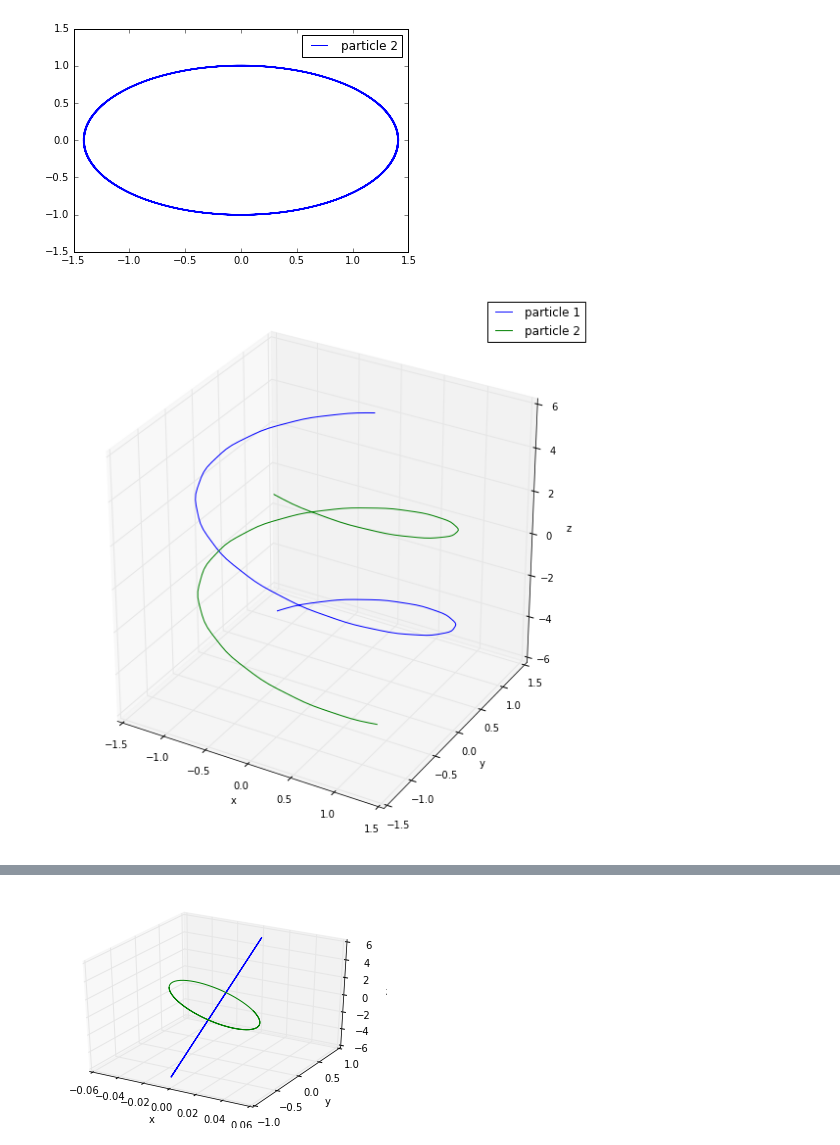
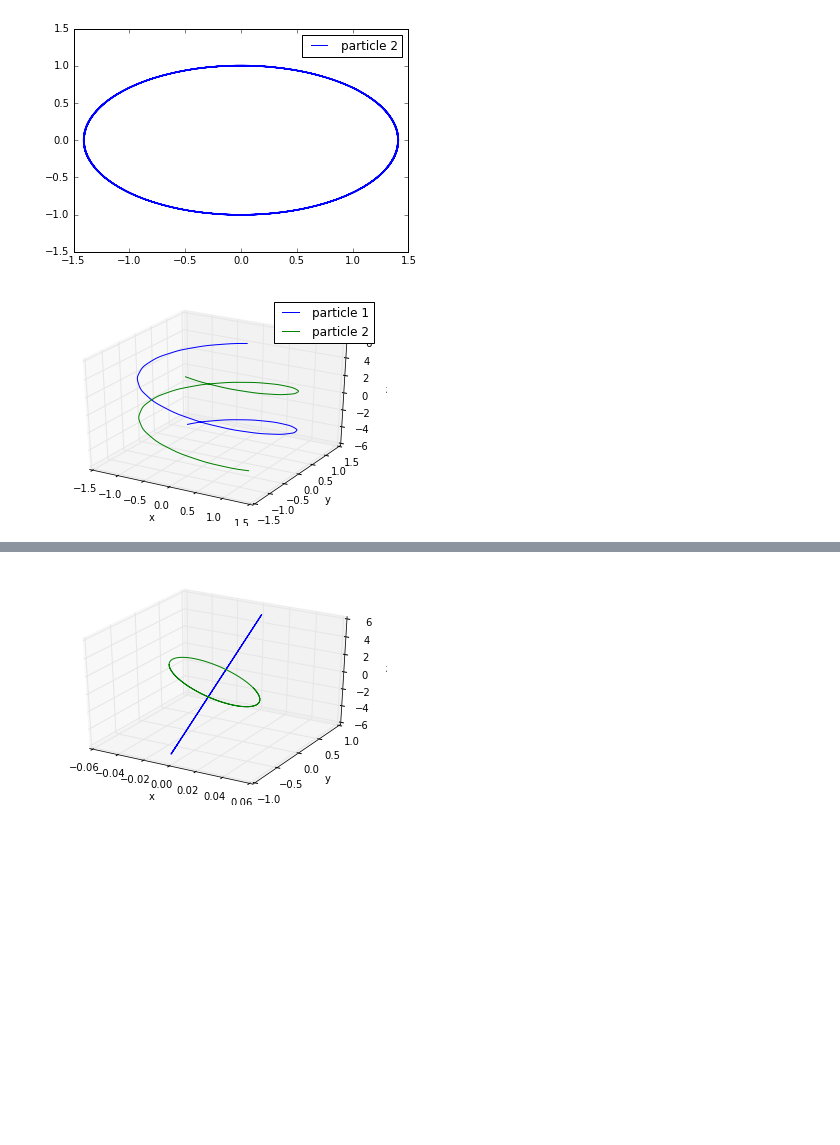
Before and after one commit to REL95/Comp-1421-Final-Project, a Jupyter notebook: Final Project (Grant, Nick, Robert) .ipynb, the cells around one changed output, grey strips where cells are left out. Cells and saved outputs as stored; diff of their text form; code cells hidden in the pictures; blank space fills up the shorter version.

Commit message:
Vector Plots

```diff
--- a/Final Project (Grant, Nick, Robert) .ipynb
+++ b/Final Project (Grant, Nick, Robert) .ipynb
@@ -242,18 +258,17 @@ plt.show()
 [figure]
 # %%
 from mpl_toolkits.mplot3d import Axes3D
-fig = plt.figure(figsize=(10,10))
+fig = plt.figure()
 ax = fig.gca(projection='3d')
 ax.plot(oscillate[:,0],  oscillate[:,1],  oscillate[:,2], label="particle 1")
 ax.plot(oscillate2[:,0], oscillate2[:,1], oscillate[:,2], label="particle 2")
 ax.set_xlabel('x')
 ax.set_ylabel('y')
 ax.set_zlabel('z')
-
 plt.legend()
 plt.show()
 # %% [output]
-[figure, old version]
+[figure, new version]
 # %%
 from scipy.integrate import odeint
 exponential = odeint(oscillating, p0, t, args=(B_exponential,))
```
Also changed, not shown: parts of 19 cells of this notebook.
